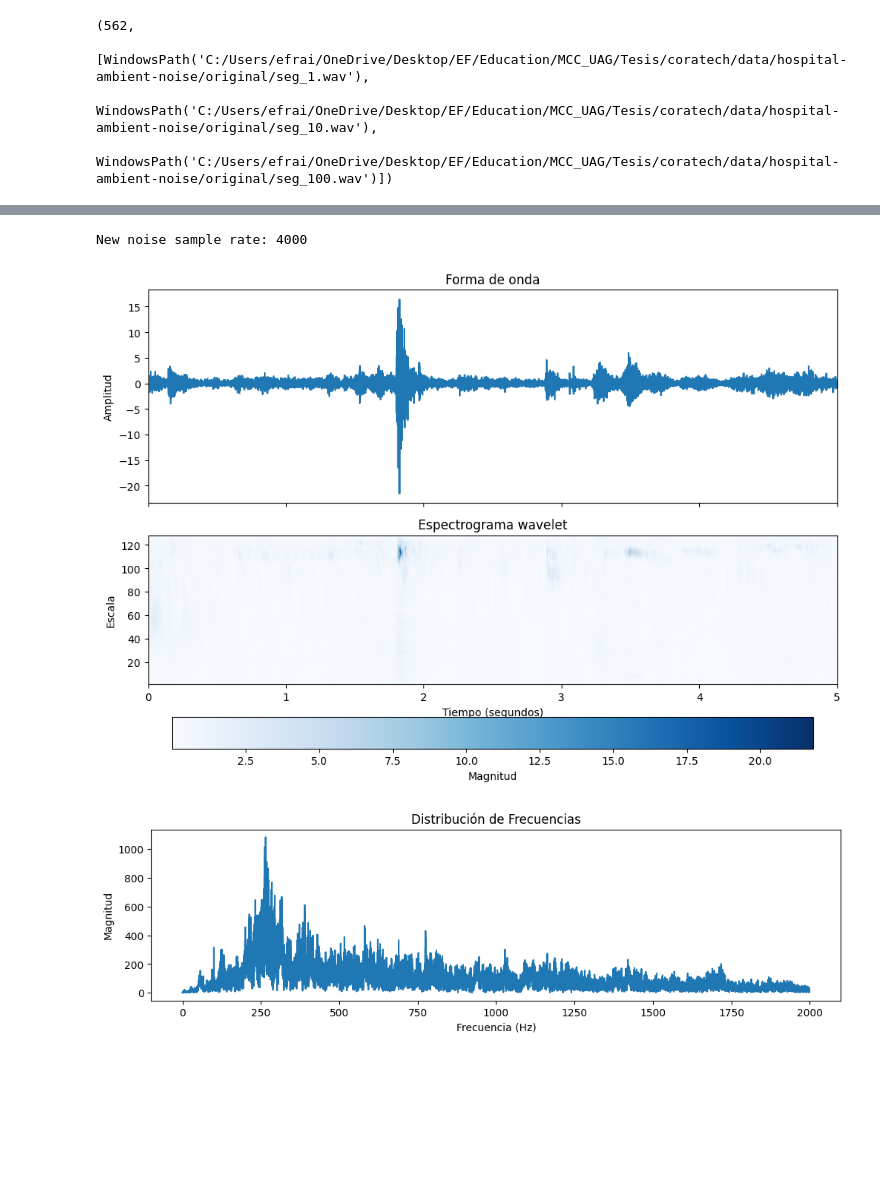
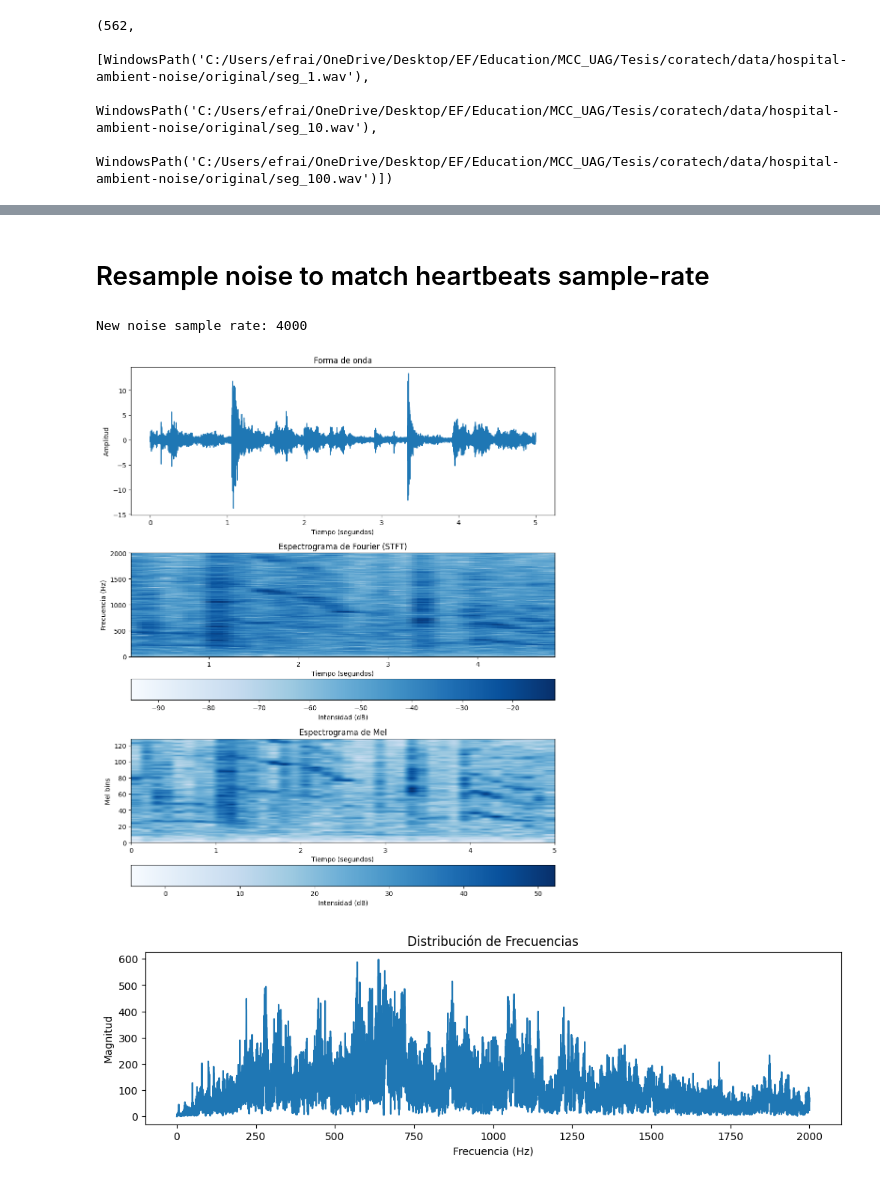
Before and after one commit to Afroefras/coratech, a Jupyter notebook: notebooks/hospital-ambient-noise/noiser.ipynb, the cells around one changed output, grey strips where cells are left out. Saved outputs shown, nothing was run; the diff lists cells and outputs as text; code cells hidden in the pictures; blank space fills up the shorter version.

Commit message:
noiser notebook adjusted with the new plot spectrograms function

```diff
--- a/notebooks/hospital-ambient-noise/noiser.ipynb
+++ b/notebooks/hospital-ambient-noise/noiser.ipynb
@@ -65,16 +75,18 @@ print(f"Noise sample rate: {noise_sample_rate}")
 Noise sample rate: 44100
+# %% [markdown]
+# Resample noise to match heartbeats sample-rate
 # %%
 noise, noise_sample_rate = resample_audio(
     noise, noise_sample_rate, heartbeats_sample_rate
 )
 noise = standard_scale(noise)
 print(f"New noise sample rate: {noise_sample_rate}")
 
-plot_wavelet_spectrogram(noise.numpy(), noise_sample_rate, downsample_factor=1)
-plot_audio_fft(noise.numpy(), noise_sample_rate)
+plot_waveform_and_spectrograms(noise, noise_sample_rate)
+plot_audio_fft(noise, noise_sample_rate)
 Audio(noise, rate=noise_sample_rate, autoplay=True)
 # %% [output]
 New noise sample rate: 4000
-[figure, old version]
+[figure, new version]
-[figure, old version]
+[figure, new version]
 [interactive output not drawn]
```
Also changed, not shown: parts of 15 cells of this notebook, 1 other file.
